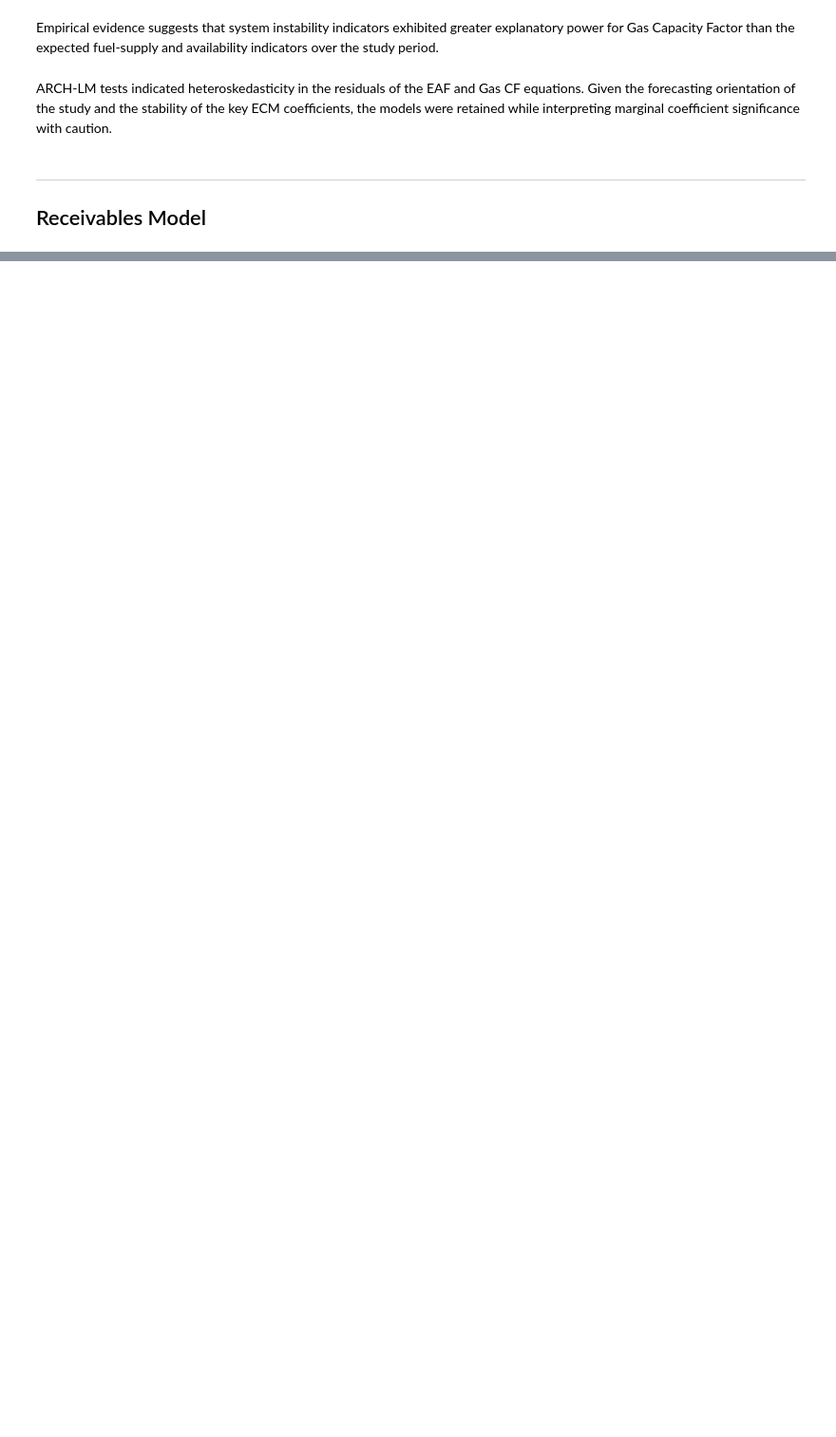
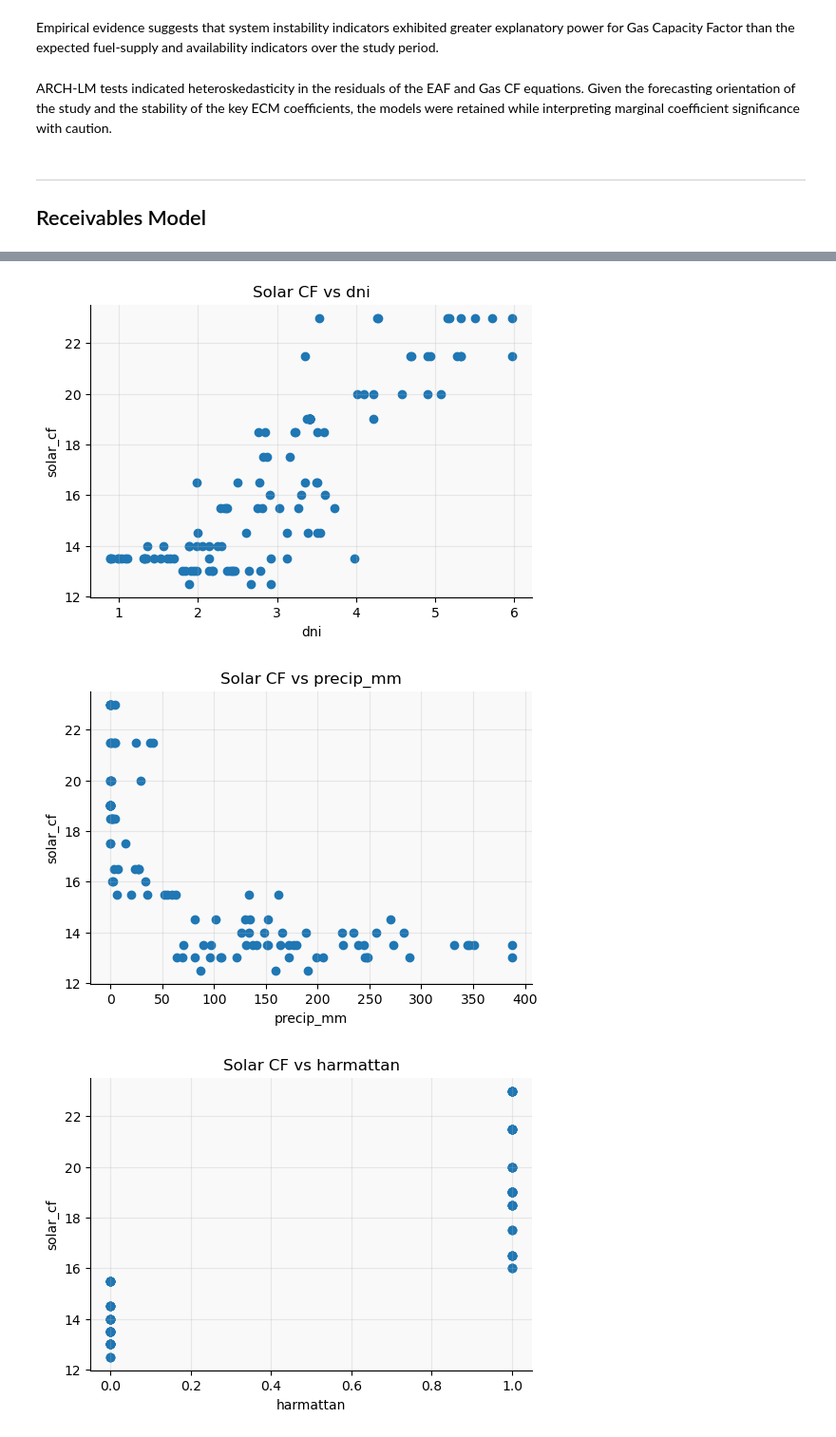
Before and after one commit to I-Sobe/nigeria-integrated-energy-model, a Jupyter notebook: integrated_gas_solar_model.ipynb, the cells around one changed output, grey strips where cells are left out. Shown at 95% size. Cells and saved outputs as stored; diff of their text form; code cells hidden in the pictures; blank space fills up the shorter version.

```diff
--- a/integrated_gas_solar_model.ipynb
+++ b/integrated_gas_solar_model.ipynb
@@ -223,11 +223,3 @@ Index(['brent', 'usdngn', 'ttf_jkm', 'jkm_netback', 'ghi', 'dni', 'temp_c',
        'solar_cf', 'Gas_constraint', 'Distribution_constraint',
        'Transmission_constraint'],
       dtype='str')
-# %%
-for v in [
-    "Gas_constraint",
-    "Transmission_constraint",
-    "Distribution_constraint"
-]:
-    print(v)
-    print(df[v].describe())
@@ -809,10 +634,10 @@ stationarity_vars = {
     'jkm_netback'           : df['jkm_netback'],
 
     # RECEIVABLES MODEL
-    'receivables'           : df['receivables'],
+    'ln_receivables'        : df['ln_receivables'],
     'nbet_ratio'            : df['nbet_ratio'],
     'disco_collect'         : df['disco_collect'],
-    'receivables'           : df['receivables'],
+    'gas_cf'                : df['gas_cf'],
 
     # EAF MODEL
     'eaf'                   : df['eaf'],
@@ -2173,0 +1996,36 @@ gas_cf              -0.083       0.195          0.311   1.000
+# %%
+# ═══════════════════════════════════════════════════════════════════════
+# CELL 4 — SCATTER PLOTS
+# Solar CF vs Drivers
+# ═══════════════════════════════════════════════════════════════════════
+
+import matplotlib.pyplot as plt
+
+solar_vars = [
+    'dni',
+    'precip_mm',
+    'harmattan',
+    'aerosol_od',
+    'temp_c'
+]
+
+for var in solar_vars:
+
+    plt.figure(figsize=(6,4))
+
+    plt.scatter(
+        df[var],
+        df['solar_cf']
+    )
+
+    plt.xlabel(var)
+    plt.ylabel('solar_cf')
+    plt.title(f'Solar CF vs {var}')
+
+    plt.grid(True)
+
+    plt.show()
+# %% [output]
+[figure, added]
+[figure, added]
+[figure, added]
```
Also changed, not shown: parts of 47 cells of this notebook, 1 other file.
